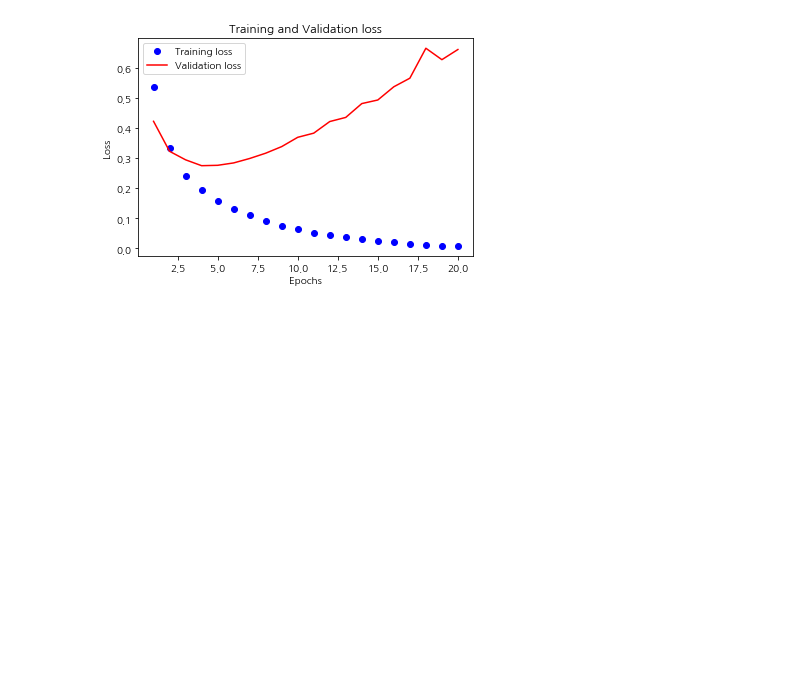
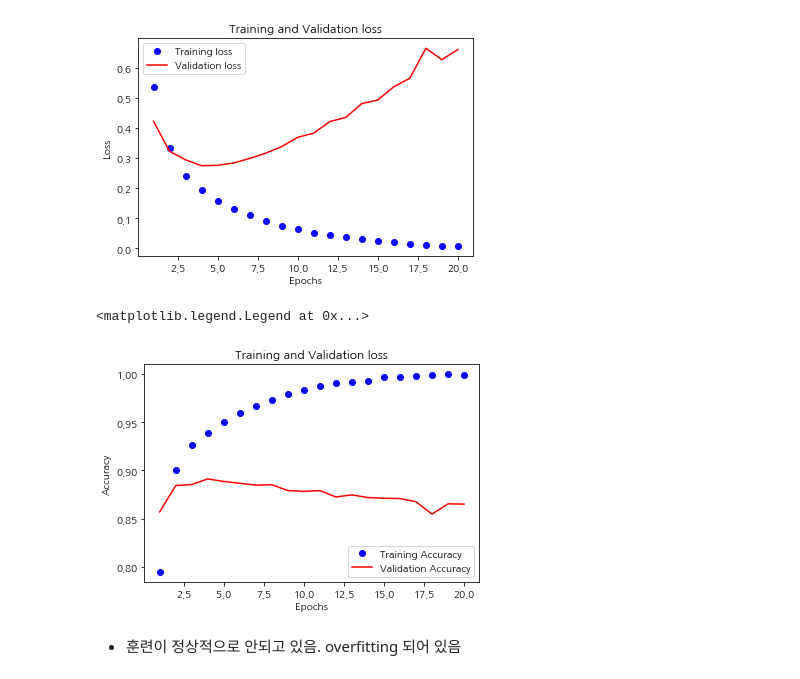
Before and after one commit to sungalex/nlp, a Jupyter notebook: lecture21-tensorflow_keras.ipynb, the cells around one changed output. Cells and saved outputs as stored; diff of their text form; code cells hidden in the pictures; blank space fills up the shorter version.

```diff
--- a/lecture21-tensorflow_keras.ipynb
+++ b/lecture21-tensorflow_keras.ipynb
@@ -294,3 +294,15 @@ plt.legend()
 # %% [output]
 <matplotlib.legend.Legend at 0x...>
 [figure]
+# %%
+plt.plot(epochs, acc, 'bo', label='Training Accuracy')
+plt.plot(epochs, val_acc, 'r', label="Validation Accuracy")
+plt.title('Training and Validation loss')
+plt.xlabel('Epochs')
+plt.ylabel('Accuracy')
+plt.legend()
+# %% [output]
+<matplotlib.legend.Legend at 0x...>
+[figure, added]
+# %% [markdown]
+- 훈련이 정상적으로 안되고 있음. overfitting 되어 있음
```
Also changed, not shown: parts of 1 cell of this notebook.
